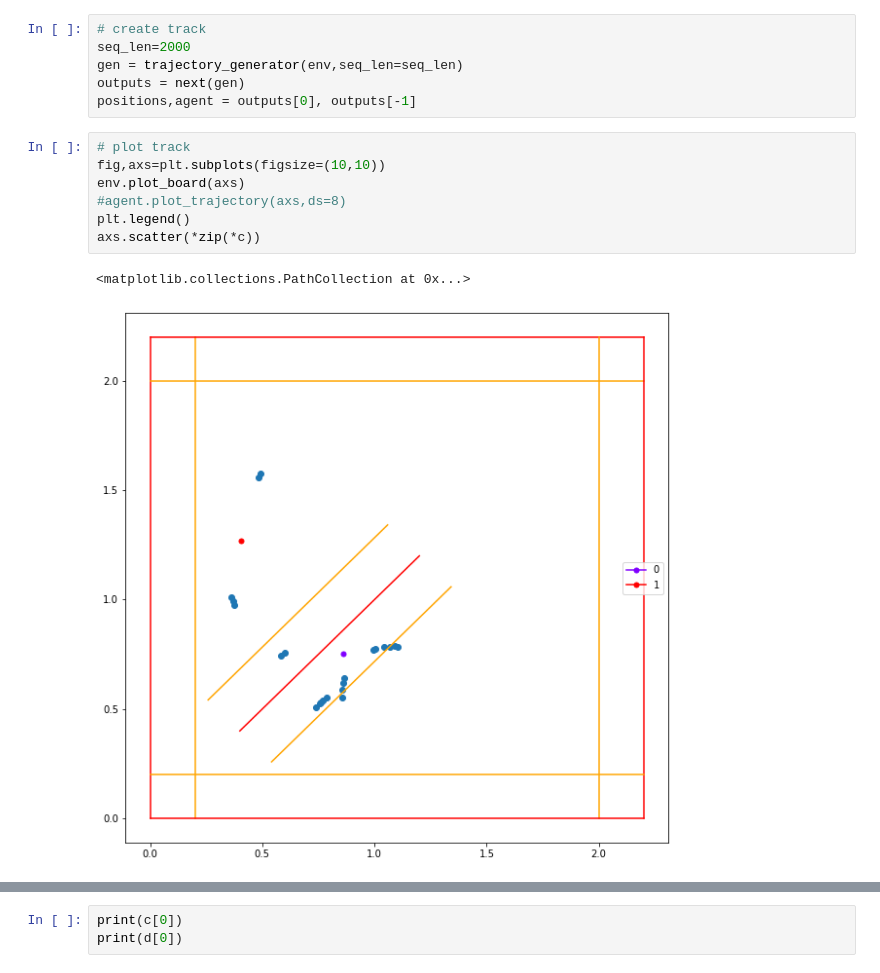
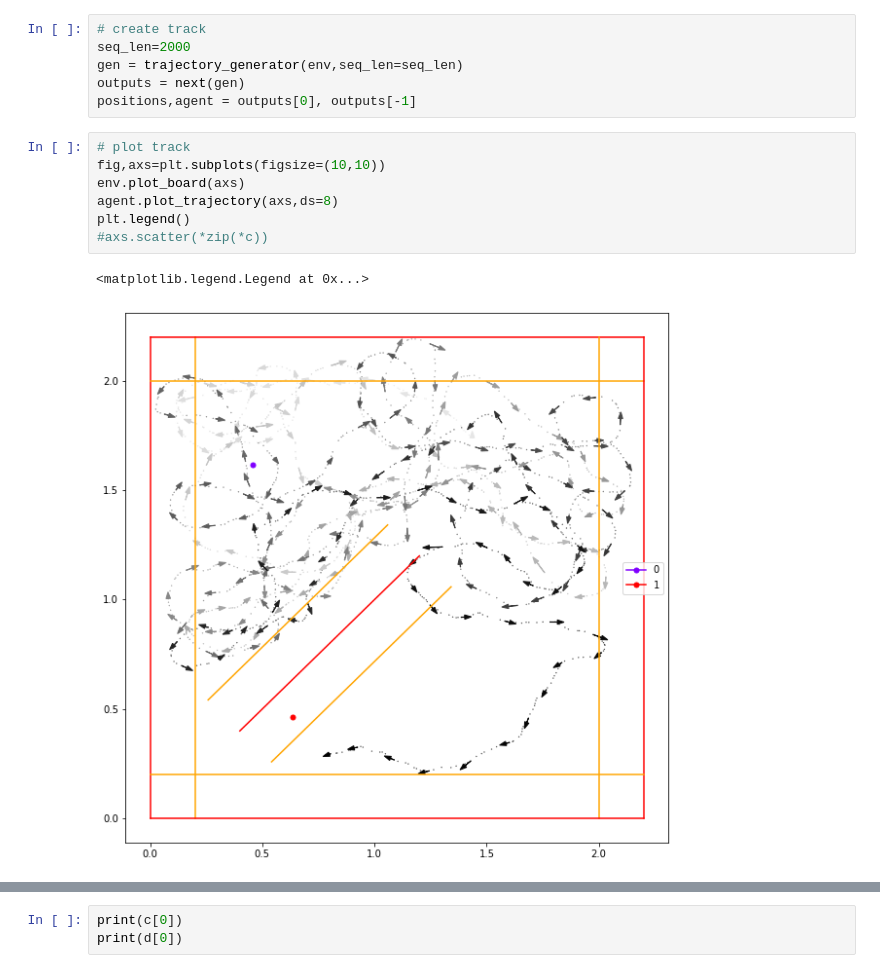
Before and after one commit to bioAI-Oslo/rat-simulator, a Jupyter notebook: notebooks/explore_simulator.ipynb, the cells around one changed output, grey strips where cells are left out. Cells and saved outputs as stored; diff of their text form.

```diff
--- a/notebooks/explore_simulator.ipynb
+++ b/notebooks/explore_simulator.ipynb
@@ -44,13 +47,13 @@ positions,agent = outputs[0], outputs[-1]
 # %%
 # plot track
 fig,axs=plt.subplots(figsize=(10,10))
 env.plot_board(axs)
-#agent.plot_trajectory(axs,ds=8)
+agent.plot_trajectory(axs,ds=8)
 plt.legend()
-axs.scatter(*zip(*c))
+#axs.scatter(*zip(*c))
 # %% [output]
-<matplotlib.collections.PathCollection at 0x...>
+<matplotlib.legend.Legend at 0x...>
-[figure, old version]
+[figure, new version]
 # %%
 print(agent.objects_observed.shape)
 print(agent.positions.shape)
```
Also changed, not shown: parts of 3 cells of this notebook, 1 other file.
